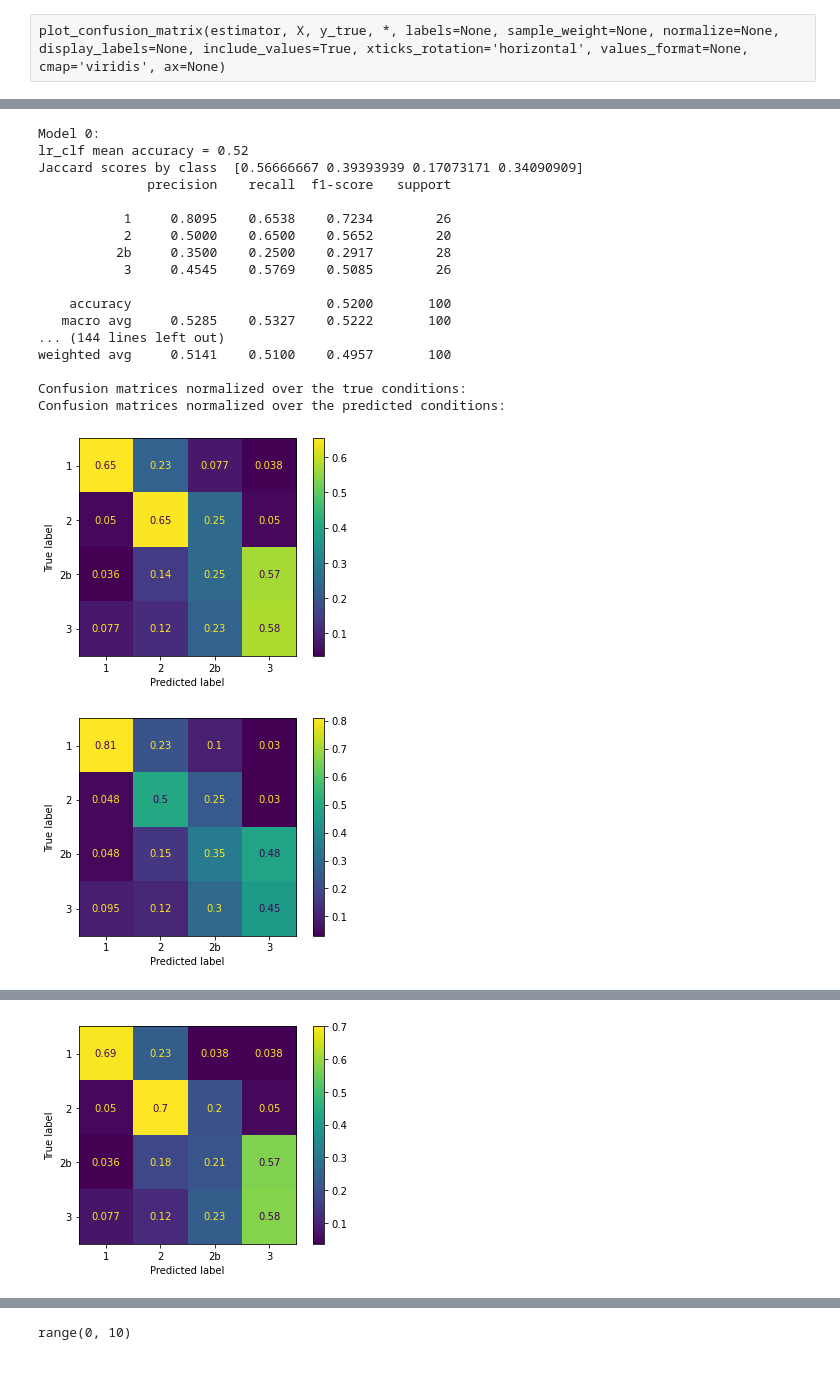
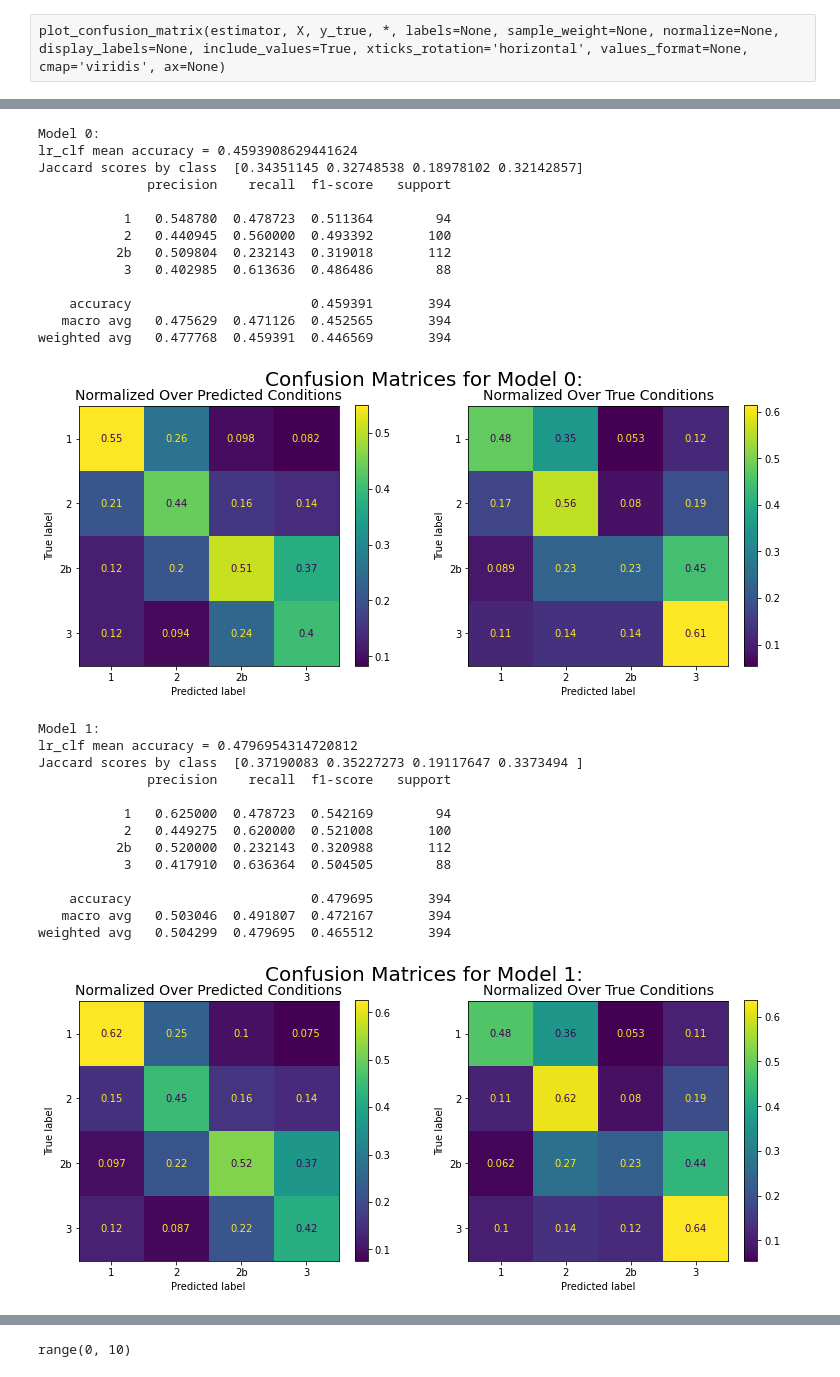
Before and after one commit to cbates79/Coursera_Capstone, a Jupyter notebook: Undersampling for Multi-class Classification of Automobile Accidents in Seattle, Washington.ipynb, the cells around one changed output, grey strips where cells are left out. Saved outputs shown, nothing was run; the diff lists cells and outputs as text; code cells hidden in the pictures.

Commit message:
added figures for confusion matrices for each model of each fold of the cross validation; created separate notebooks for oversampling with sample sizes equal to size of class 2b and class 2

```diff
--- a/Undersampling for Multi-class Classification of Automobile Accidents in Seattle, Washington.ipynb
+++ b/Undersampling for Multi-class Classification of Automobile Accidents in Seattle, Washington.ipynb
@@ -532,7 +565,7 @@ t0 = default_timer()
 kfold_cv = KFold(n_splits=10)
 logistic_regression_clf = make_pipeline(\
     StandardScaler(with_mean=False),\
-    LogisticRegression(solver='saga', multi_class='auto', penalty='l1', max_iter=100, n_jobs=-1, random_state=seed))
+    LogisticRegression(solver='saga', multi_class='auto', penalty='l1', max_iter=100, n_jobs=-1, random_state=seed), verbose=True)
 scoring = ['f1_macro', 'neg_log_loss','precision_macro', 'recall_macro']
 logistic_regression_undersampling_scores = cross_validate(logistic_regression_clf, X, y, scoring=scoring, n_jobs=-1, cv=kfold_cv, return_estimator=True)
 print("Logistic regression through undersampling score keys:", sorted(logistic_regression_undersampling_scores.keys()))
@@ -617,5 +660,5 @@ test_recall_macro :[0.46523787 0.44846342 0.45162228 0.49968925 0.41354102 0.502
 # %%
-X_train, X_test, y_train, y_test = train_test_split(X, y, test_size=100, random_state=os.times()[4])#seed)
+X_train, X_test, y_train, y_test = train_test_split(X, y, test_size=.3, random_state=seed) #np.int(os.times()[4]))#seed)
 # %%
 range(len(logistic_regression_undersampling_scores['estimator']))
 # %% [output]
@@ -625,34 +670,54 @@ plot_confusion_matrix(estimator, X, y_true, *, labels=None, sample_weight=None,
 # %%
 # For each logistic regression classifier in the cross-validation, print the Jaccard score for each class.
+
 for index, lr_clf in zip(range(len(logistic_regression_undersampling_scores['estimator'])), logistic_regression_undersampling_scores['estimator']):
     lr_clf_score = lr_clf.score(X_test, y_test)
     y_test_predicted = lr_clf.predict(X_test)
     lr_clf_jaccard_scores = jaccard_score(y_test, y_test_predicted, average=None, labels=['1', '2', '2b', '3'])
     print('Model %d:' % (index))
     print('lr_clf mean accuracy =', lr_clf_score)
     print('Jaccard scores by class ', lr_clf_jaccard_scores)
-    print(classification_report(y_test, y_test_predicted, labels=['1', '2', '2b', '3'], target_names=['1', '2', '2b', '3'], digits=4))
-    print("Confusion matrices normalized over the true conditions:")
-    plot_confusion_matrix(lr_clf, X_test, y_test, labels=['1', '2', '2b', '3'], display_labels=['1', '2', '2b', '3'], normalize='true')
-    print("Confusion matrices normalized over the predicted conditions:")
-    plot_confusion_matrix(lr_clf, X_test, y_test, labels=['1', '2', '2b', '3'], display_labels=['1', '2', '2b', '3'], normalize='pred')
+    print(classification_report(y_test, y_test_predicted, labels=['1', '2', '2b', '3'], target_names=['1', '2', '2b', '3'], digits=6))
+
+    # Create a figure.
+    fig = plt.figure(num=str(index), figsize=(6.4 * 2, 4.8))
+    fig.suptitle('Confusion Matrices for Model %d:' % (index), fontsize=20)
+
+    ax = plt.subplot(1,2,1)
+    ax.set_title("Normalized Over Predicted Conditions", fontsize=14)
+    plot_confusion_matrix(lr_clf, X_test, y_test, labels=['1', '2', '2b', '3'], display_labels=['1', '2', '2b', '3'], normalize='pred', ax=ax)
+
+    ax = plt.subplot(1,2,2)
+    ax.set_title("Normalized Over True Conditions", fontsize=14)
+    plot_confusion_matrix(lr_clf, X_test, y_test, labels=['1', '2', '2b', '3'], display_labels=['1', '2', '2b', '3'], normalize='true', ax=ax)
+
+    plt.show()
 # %% [output]
 Model 0:
-lr_clf mean accuracy = 0.52
-Jaccard scores by class  [0.56666667 0.39393939 0.17073171 0.34090909]
+lr_clf mean accuracy = 0.4593908629441624
+Jaccard scores by class  [0.34351145 0.32748538 0.18978102 0.32142857]
               precision    recall  f1-score   support
 
-           1     0.8095    0.6538    0.7234        26
-           2     0.5000    0.6500    0.5652        20
-          2b     0.3500    0.2500    0.2917        28
-           3     0.4545    0.5769    0.5085        26
+           1   0.548780  0.478723  0.511364        94
+           2   0.440945  0.560000  0.493392       100
+          2b   0.509804  0.232143  0.319018       112
+           3   0.402985  0.613636  0.486486        88
 
-    accuracy                         0.5200       100
-   macro avg     0.5285    0.5327    0.5222       100
-... (144 lines left out)
-weighted avg     0.5141    0.5100    0.4957       100
-
-Confusion matrices normalized over the true conditions:
-Confusion matrices normalized over the predicted conditions:
+    accuracy                       0.459391       394
+   macro avg   0.475629  0.471126  0.452565       394
+weighted avg   0.477768  0.459391  0.446569       394
-[figure, old version]
+[figure, new version]
+Model 1:
+lr_clf mean accuracy = 0.4796954314720812
+Jaccard scores by class  [0.37190083 0.35227273 0.19117647 0.3373494 ]
+              precision    recall  f1-score   support
+
+           1   0.625000  0.478723  0.542169        94
+           2   0.449275  0.620000  0.521008       100
+          2b   0.520000  0.232143  0.320988       112
+           3   0.417910  0.636364  0.504505        88
+
+    accuracy                       0.479695       394
+   macro avg   0.503046  0.491807  0.472167       394
+weighted avg   0.504299  0.479695  0.465512       394
-[figure, old version]
+[figure, new version]
@@ -663 +779,0 @@ Confusion matrices normalized over the predicted conditions:
-[figure, removed]
```
Also changed, not shown: parts of 23 cells of this notebook, 2 other files.
